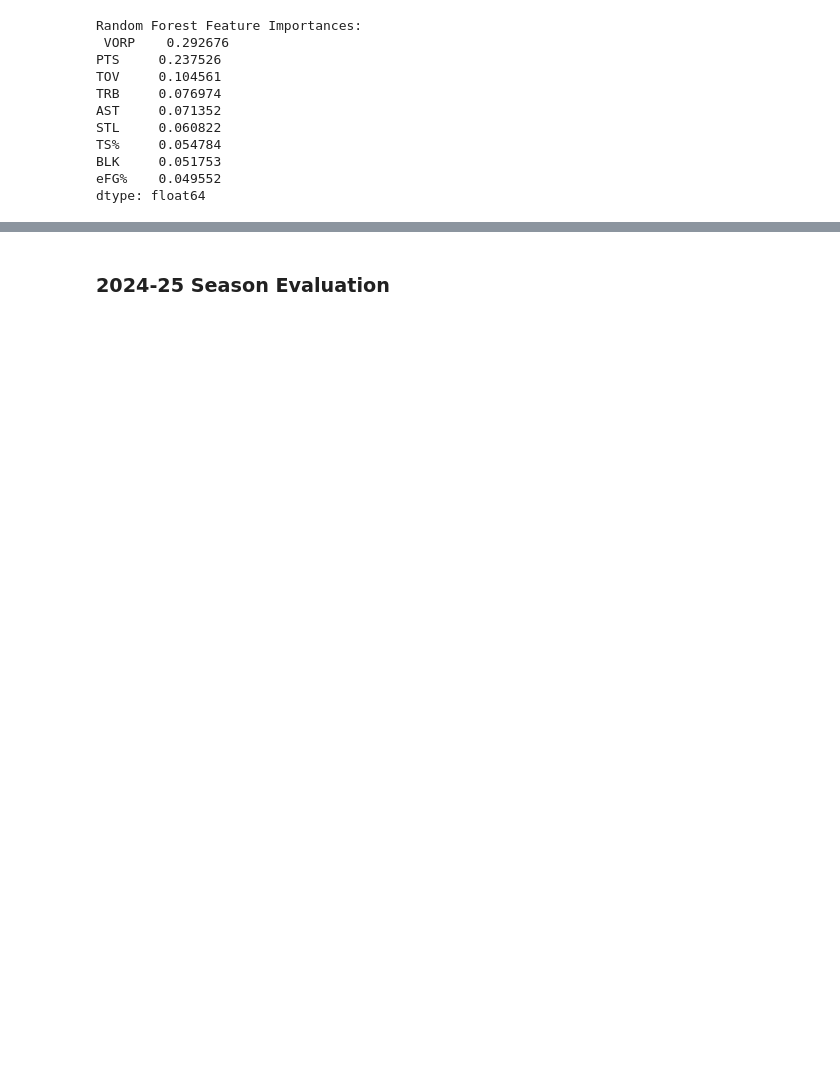
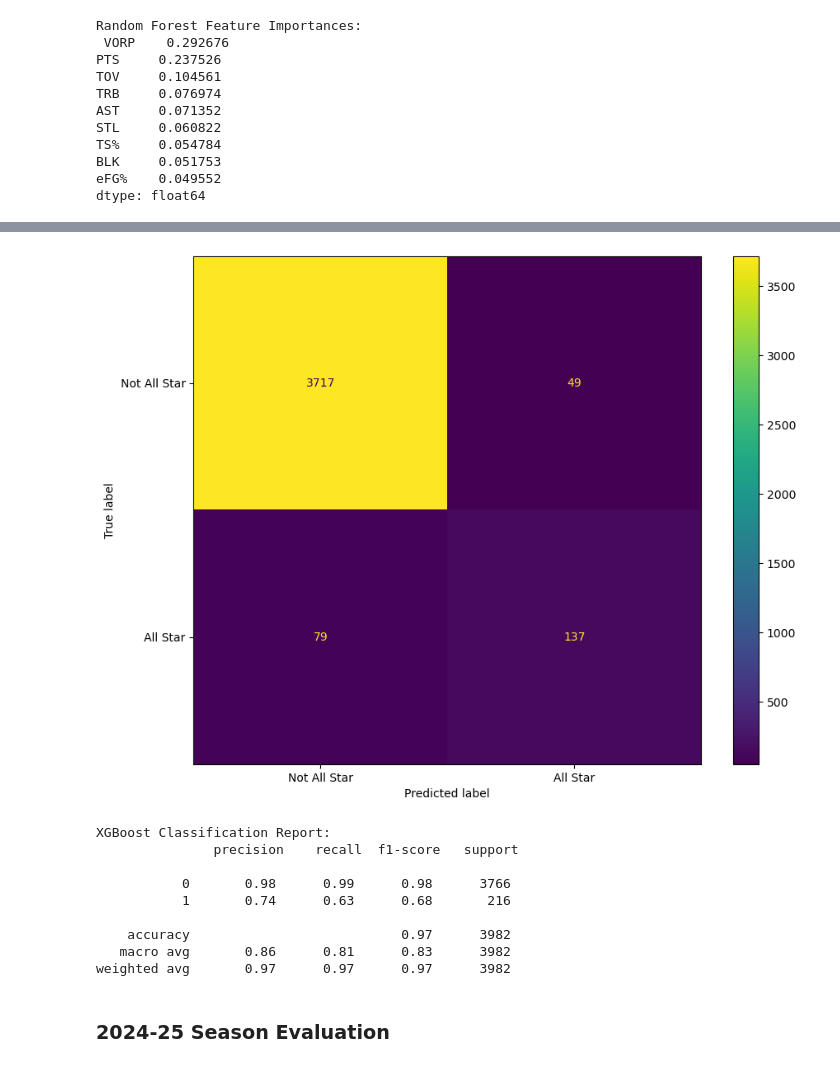
Before and after one commit to jeehunhwang/nba-all-star-prediction, a Jupyter notebook: nba.ipynb, the cells around one changed output, grey strips where cells are left out. Saved outputs shown, nothing was run; the diff lists cells and outputs as text; code cells hidden in the pictures; blank space fills up the shorter version.

```diff
--- a/nba.ipynb
+++ b/nba.ipynb
@@ -523,3 +554,26 @@ dtype: float64
+# %%
+# XGBoost confusion matrix
+predAS_XGB = xgb.predict(X_test)
+
+cm_XGB = confusion_matrix(y_test, predAS_XGB)
+cm_XGB_disp = ConfusionMatrixDisplay(confusion_matrix = cm_XGB, display_labels = y_name)
+fig, ax = plt.subplots(figsize = (10, 8))
+cm_XGB_disp.plot(ax = ax)
+plt.show()
+
+# Classification report
+print("XGBoost Classification Report:\n", classification_report(y_test, predAS_XGB))
+# %% [output]
+[figure, added]
+XGBoost Classification Report:
+               precision    recall  f1-score   support
+
+           0       0.98      0.99      0.98      3766
+           1       0.74      0.63      0.68       216
+
+    accuracy                           0.97      3982
+   macro avg       0.86      0.81      0.83      3982
+weighted avg       0.97      0.97      0.97      3982
 # %% [markdown]
 <h3>2024-25 Season Evaluation</h3>
 # %%
```
Also changed, not shown: parts of 9 cells of this notebook.
